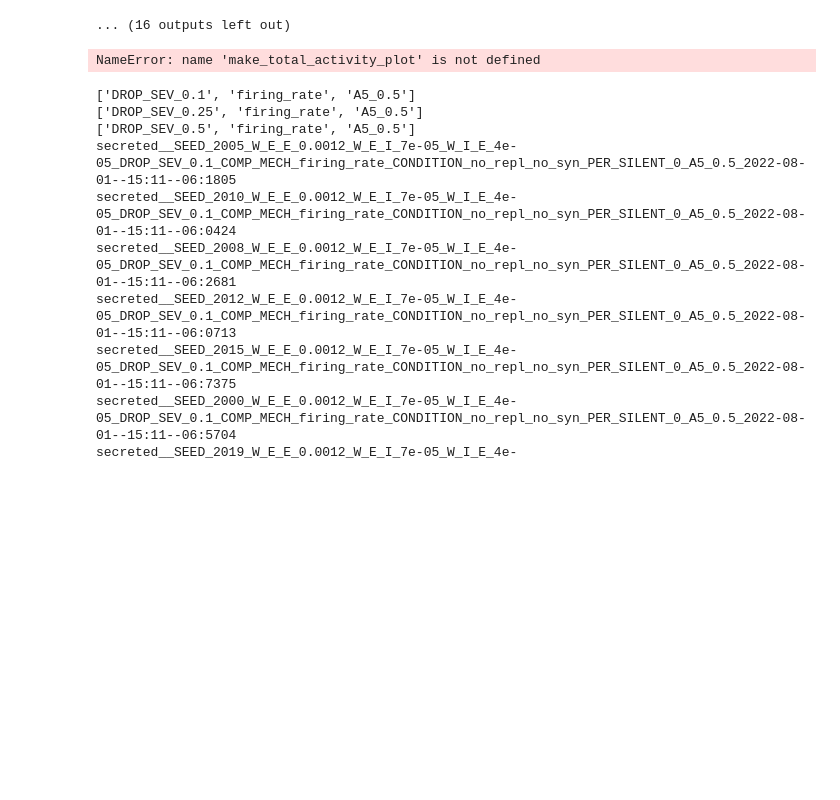
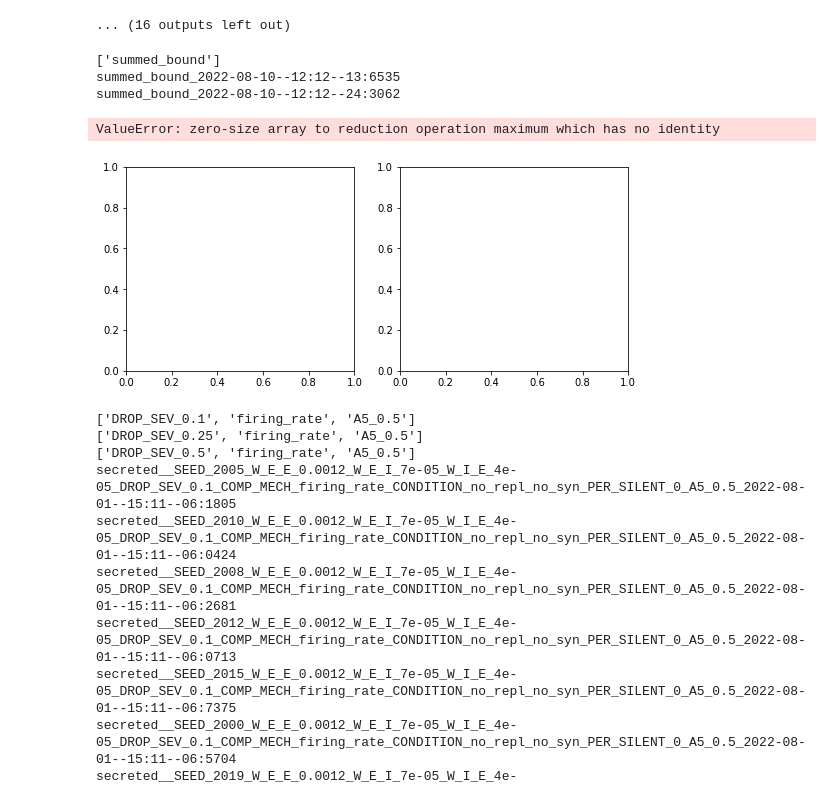
Before and after one commit to davidgbe/synfire_chain_growth, a Jupyter notebook: resilience_project_22_04_13/neurogenesis_+_heterosynaptic_comp_22_04_13/het_comp_triplet_stdp_secreted_rule_inh_08_09_22/nb.ipynb, the cells around one changed output. Drawn from its saved outputs; the diff is of its cells as text; code cells hidden in the pictures; blank space fills up the shorter version.

```diff
--- a/resilience_project_22_04_13/neurogenesis_+_heterosynaptic_comp_22_04_13/het_comp_triplet_stdp_secreted_rule_inh_08_09_22/nb.ipynb
+++ b/resilience_project_22_04_13/neurogenesis_+_heterosynaptic_comp_22_04_13/het_comp_triplet_stdp_secreted_rule_inh_08_09_22/nb.ipynb
@@ -485,8 +458,8 @@ def make_total_activity_plot(names, labels, condition_colors, n_excs=[450], file
 
         count = 0
         for j, exp_dir_name in enumerate(exp_dir_names):
-            if exp_dir_name not in recovered_exp_names:
-                continue
+#             if exp_dir_name not in recovered_exp_names:
+#                 continue
 
             print(exp_dir_name)
 
@@ -515,7 +488,6 @@ def make_total_activity_plot(names, labels, condition_colors, n_excs=[450], file
 #                 axs[0].plot(timepoints[:len(all_mean_e_activity)], all_mean_e_activity, color=condition_colors[idx][0], lw=0.5, zorder=-1)
 #                 axs[1].plot(timepoints[:len(all_mean_i_activity)], all_mean_i_activity, color=condition_colors[idx][1], lw=0.5, zorder=-1)
 
-        print(np.min([len(e_act) for e_act in e_activity]))
         e_means = safe_apply_stat(e_activity, np.mean)
         e_sems = safe_apply_stat(e_activity, lambda x: np.std(x) / np.sqrt(len(x)))
         i_means = safe_apply_stat(i_activity, np.mean)
@@ -578,15 +550,17 @@ def make_total_activity_plot(names, labels, condition_colors, n_excs=[450], file
     save_fig(fig, './figures/paper/fig_2', f'mean_plot_{file_name_ext}.png')
 # %%
 make_total_activity_plot([
-    ['DROP_SEV_0.1', 'secreted_regulation', 'A5_0.5', '08-10--00:43'],
-    ['DROP_SEV_0.25','secreted_regulation', 'A5_0.5', '08-10--00:43'],
-    ['DROP_SEV_0.5', 'secreted_regulation', 'A5_0.5', '08-10--00:43']
+    ['summed_bound']
 ],
     ['1', '2', '3'], color_sets, n_excs=[200, 200, 200], ylim1=None, ylim2=None,
-    ylabel1=None, ylabel2=None, timepoints=np.arange(900, 3000, 10), offsets=[990, 990, 990], vertical_spacing=0.,
+    ylabel1=None, ylabel2=None, timepoints=np.arange(0, 1200, 10), offsets=[290, 290, 290], vertical_spacing=0.,
     tick_right=False, legend=True)
 # %% [output]
-NameError: name 'make_total_activity_plot' is not defined
+['summed_bound']
+summed_bound_2022-08-10--12:12--13:6535
+summed_bound_2022-08-10--12:12--24:3062
+ValueError: zero-size array to reduction operation maximum which has no identity
+[figure, added]
 # %%
 make_total_activity_plot([
     ['DROP_SEV_0.1', 'firing_rate', 'A5_0.5'],
```
Also changed, not shown: parts of 11 cells of this notebook, 3 other files.
